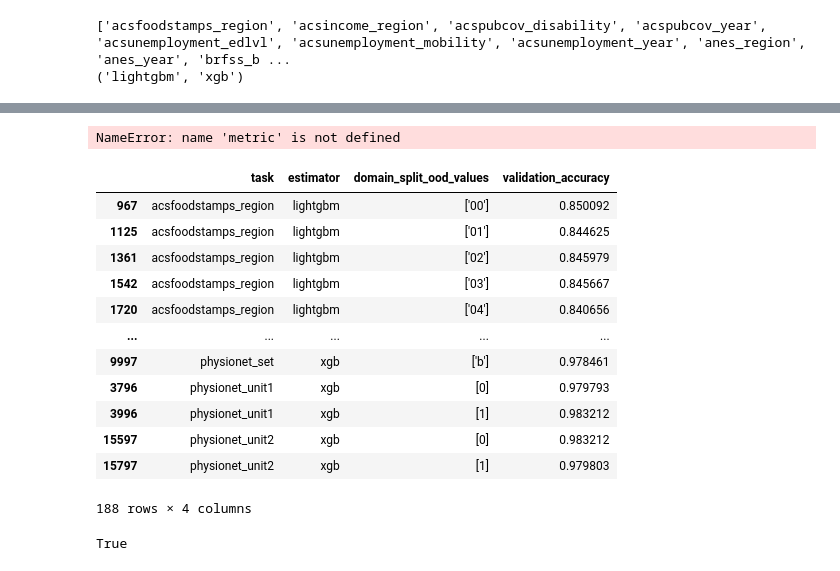
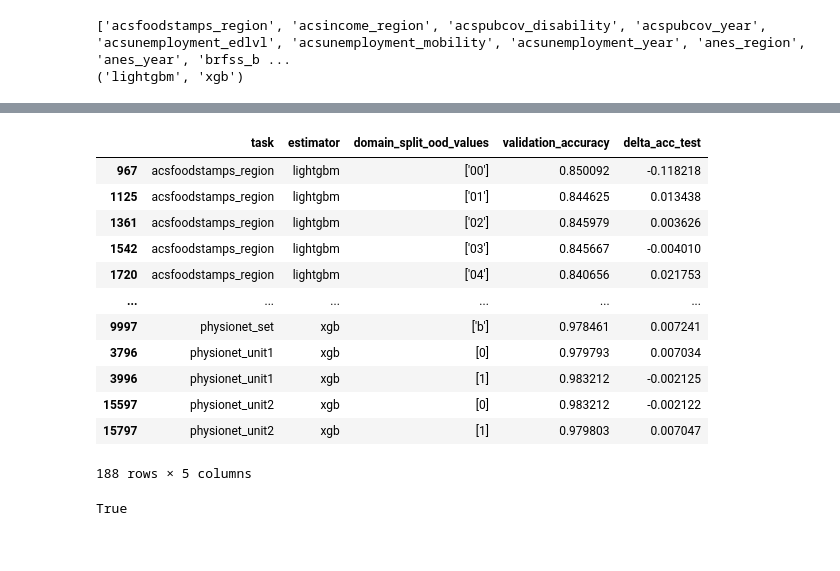
Before and after one commit to webzerg/tableshift, a Jupyter notebook: notebooks/domain_shift_results.ipynb, the cells around one changed output, grey strips where cells are left out. Drawn from its saved outputs; the diff is of its cells as text; code cells hidden in the pictures.

```diff
--- a/notebooks/domain_shift_results.ipynb
+++ b/notebooks/domain_shift_results.ipynb
@@ -49,24 +49,23 @@ all_results
 # %%
 metric = 'validation_accuracy'
 df = best_results_by_metric(all_results, metric=metric)
+df['delta_acc_test'] = df['ood_test_accuracy'] - df['id_test_accuracy']
-# %% [output]
-NameError: name 'metric' is not defined
-# %%
-df[group_cols + [metric]].sort_values(by=['estimator', 'task', 'domain_split_ood_values'])
-# %% [output]
-|  | task | estimator | domain_split_ood_values | validation_accuracy |
-| 967 | acsfoodstamps_region | lightgbm | ['00'] | 0.850092 |
-| 1125 | acsfoodstamps_region | lightgbm | ['01'] | 0.844625 |
-| 1361 | acsfoodstamps_region | lightgbm | ['02'] | 0.845979 |
-| 1542 | acsfoodstamps_region | lightgbm | ['03'] | 0.845667 |
-| 1720 | acsfoodstamps_region | lightgbm | ['04'] | 0.840656 |
-| ... | ... | ... | ... | ... |
-| 9997 | physionet_set | xgb | ['b'] | 0.978461 |
-| 3796 | physionet_unit1 | xgb | [0] | 0.979793 |
-| 3996 | physionet_unit1 | xgb | [1] | 0.983212 |
-| 15597 | physionet_unit2 | xgb | [0] | 0.983212 |
-| 15797 | physionet_unit2 | xgb | [1] | 0.979803 |
-188 rows × 4 columns
+# %%
+df[group_cols + [metric, 'delta_acc_test']].sort_values(by=['estimator', 'task', 'domain_split_ood_values'])
+# %% [output]
+|  | task | estimator | domain_split_ood_values | validation_accuracy | delta_acc_test |
+| 967 | acsfoodstamps_region | lightgbm | ['00'] | 0.850092 | -0.118218 |
+| 1125 | acsfoodstamps_region | lightgbm | ['01'] | 0.844625 | 0.013438 |
+| 1361 | acsfoodstamps_region | lightgbm | ['02'] | 0.845979 | 0.003626 |
+| 1542 | acsfoodstamps_region | lightgbm | ['03'] | 0.845667 | -0.004010 |
+| 1720 | acsfoodstamps_region | lightgbm | ['04'] | 0.840656 | 0.021753 |
+| ... | ... | ... | ... | ... | ... |
+| 9997 | physionet_set | xgb | ['b'] | 0.978461 | 0.007241 |
+| 3796 | physionet_unit1 | xgb | [0] | 0.979793 | 0.007034 |
+| 3996 | physionet_unit1 | xgb | [1] | 0.983212 | -0.002125 |
+| 15597 | physionet_unit2 | xgb | [0] | 0.983212 | -0.002122 |
+| 15797 | physionet_unit2 | xgb | [1] | 0.979803 | 0.007047 |
+188 rows × 5 columns
 # %%
 # Sanity check that there is one best result per model
 np.all(df.groupby(group_cols).size().values==1)
```
Also changed, not shown: parts of 17 cells of this notebook, 1 other file.
